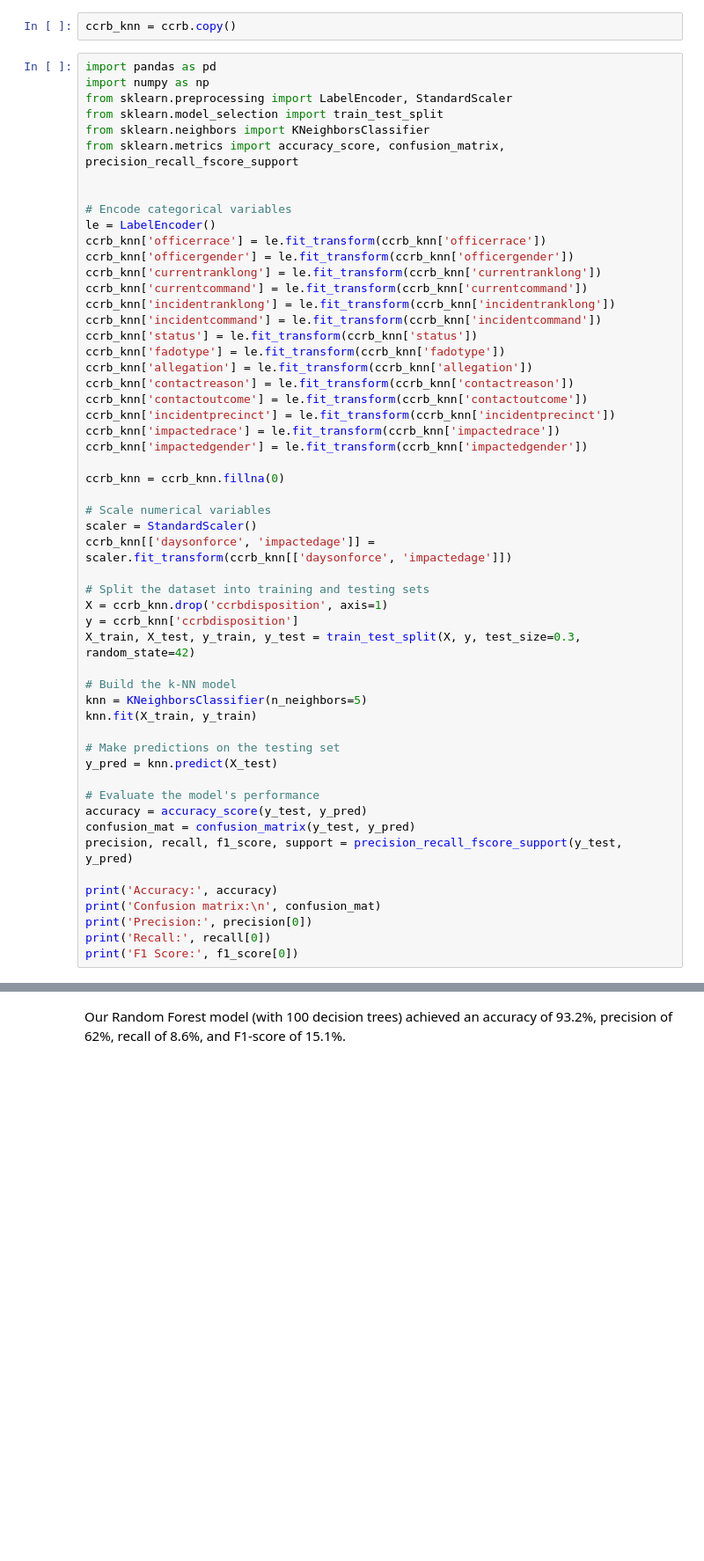
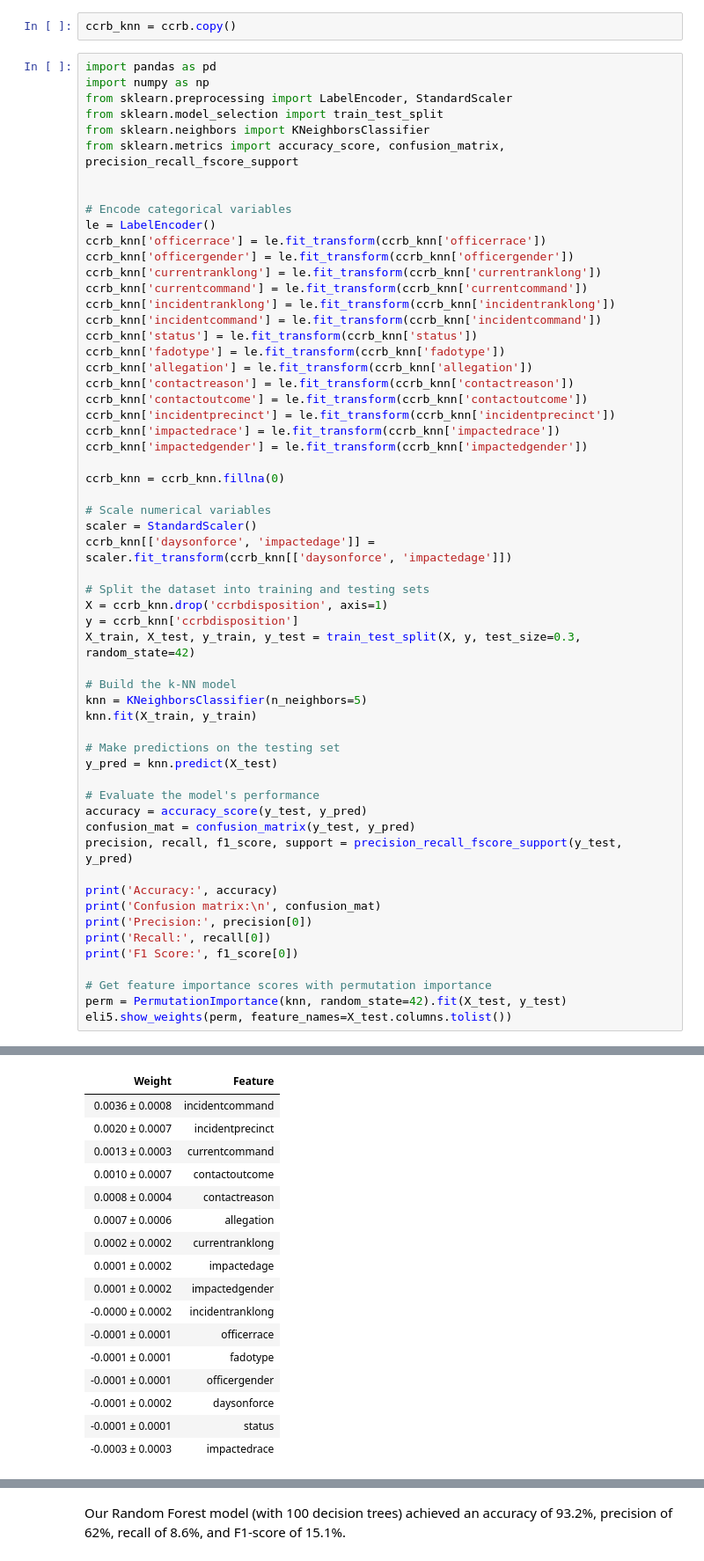
Before and after one commit to COGS118A/Group015-Wi23, a Jupyter notebook: FinalProjectGroup015-Wi23.ipynb, the cells around one changed output, grey strips where cells are left out. Shown: that part at 88% size. Saved outputs shown, nothing was run; the diff lists cells and outputs as text; blank space fills up the shorter version.

Commit message:
completed purm importance for k=5

```diff
--- a/FinalProjectGroup015-Wi23.ipynb
+++ b/FinalProjectGroup015-Wi23.ipynb
@@ -715,6 +715,10 @@ print('Confusion matrix:\n', confusion_mat)
 print('Precision:', precision[0])
 print('Recall:', recall[0])
 print('F1 Score:', f1_score[0])
+
+# Get feature importance scores with permutation importance
+perm = PermutationImportance(knn, random_state=42).fit(X_test, y_test)
+eli5.show_weights(perm, feature_names=X_test.columns.tolist())
 # %% [output]
 Accuracy: 0.9232063181503662
 Confusion matrix:
@@ -725,0 +730,17 @@ F1 Score: 0.9599542120554182
+| Weight | Feature |
+| 0.0036 ± 0.0008 | incidentcommand |
+| 0.0020 ± 0.0007 | incidentprecinct |
+| 0.0013 ± 0.0003 | currentcommand |
+| 0.0010 ± 0.0007 | contactoutcome |
+| 0.0008 ± 0.0004 | contactreason |
+| 0.0007 ± 0.0006 | allegation |
+| 0.0002 ± 0.0002 | currentranklong |
+| 0.0001 ± 0.0002 | impactedage |
+| 0.0001 ± 0.0002 | impactedgender |
+| -0.0000 ± 0.0002 | incidentranklong |
+| -0.0001 ± 0.0001 | officerrace |
+| -0.0001 ± 0.0001 | fadotype |
+| -0.0001 ± 0.0001 | officergender |
+| -0.0001 ± 0.0002 | daysonforce |
+| -0.0001 ± 0.0001 | status |
+| -0.0003 ± 0.0003 | impactedrace |
```
Also changed, not shown: parts of 13 cells of this notebook.
